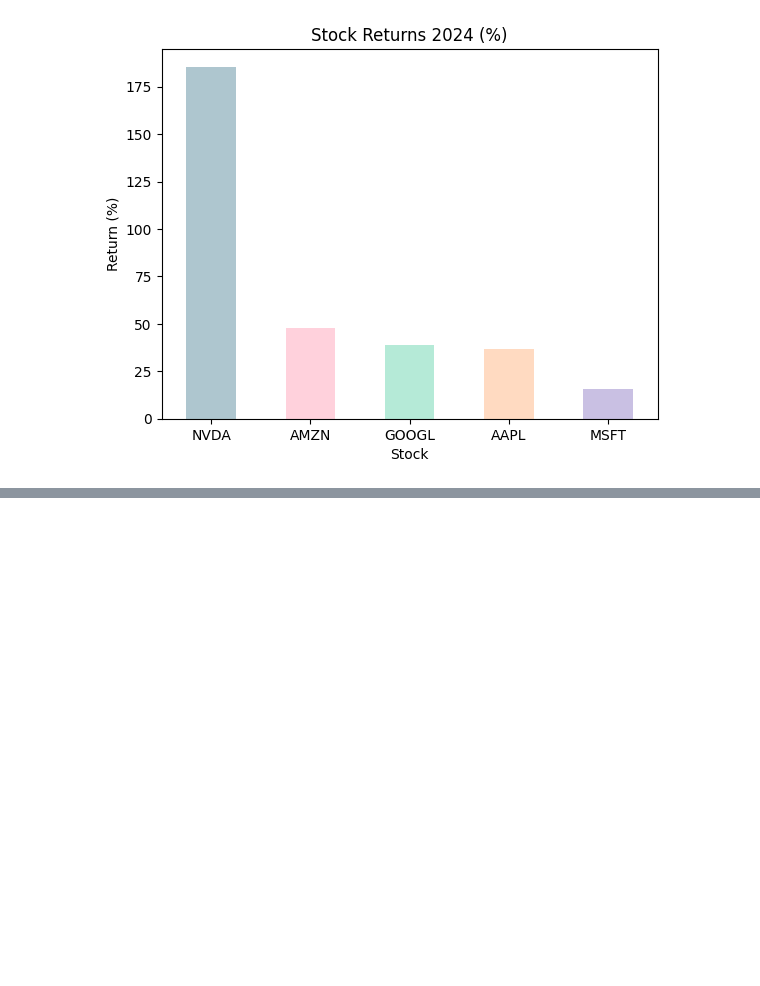
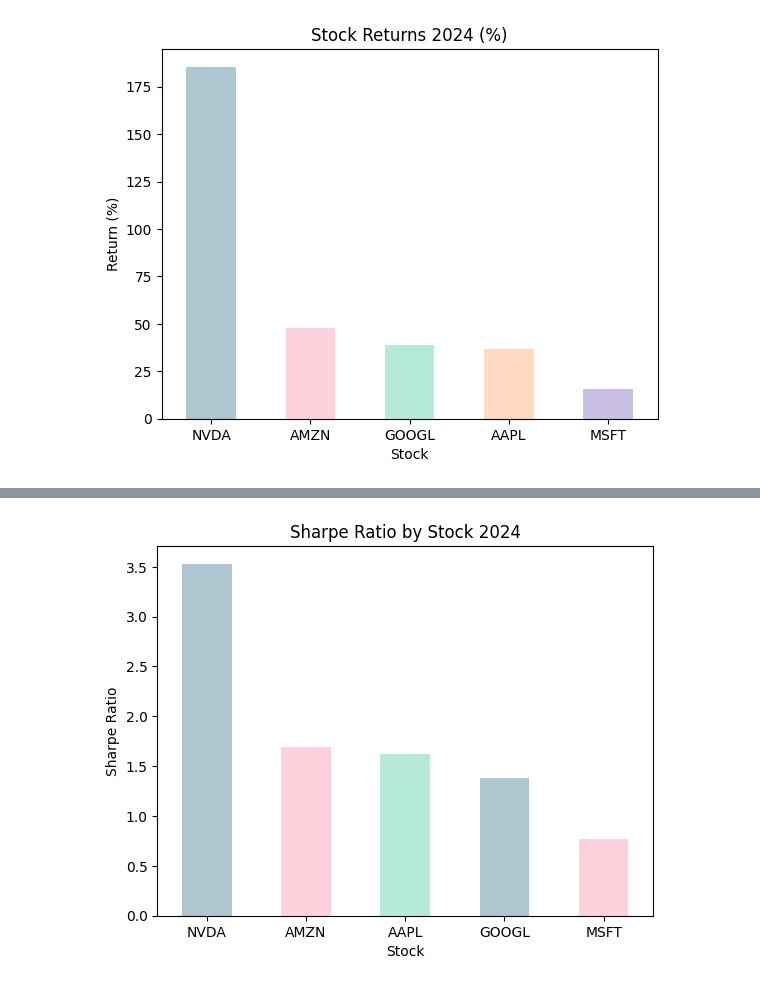
Before and after one commit to danieliccan-alt/financial-market-explorer, a Jupyter notebook: notebooks/market_analysis.ipynb, the cells around one changed output, grey strips where cells are left out. Saved outputs shown, nothing was run; the diff lists cells and outputs as text; code cells hidden in the pictures; blank space fills up the shorter version.

Commit message:
Add volatility and sharpe ratio

```diff
--- a/notebooks/market_analysis.ipynb
+++ b/notebooks/market_analysis.ipynb
@@ -54,3 +54,14 @@ plt.xticks(rotation=0)
 plt.show()
 # %% [output]
 [figure]
+# %%
+daily_returns = close_prices.pct_change()
+
+vol = daily_returns.std()
+annual_vol = vol * (252 ** 0.5)
+
+sharpe = (ret / 100) / annual_vol
+
+print(daily_returns)
+print(annual_vol)
+print(sharpe)
@@ -56,0 +86,8 @@ plt.show()
+# %%
+summary = pd.DataFrame({
+    'Return (%)': ret,
+    'Annual Volatility': annual_vol,
+    'Sharpe Ratio': sharpe
+})
+
+print(summary.sort_values('Sharpe Ratio', ascending=False))
@@ -56,0 +102,11 @@ plt.show()
+# %%
+import matplotlib.pyplot as plt
+
+summary.sort_values('Sharpe Ratio', ascending=False)['Sharpe Ratio'].plot(kind='bar', color=['#AEC6CF', '#FFD1DC', '#B5EAD7'])
+plt.title('Sharpe Ratio by Stock 2024')
+plt.xlabel('Stock')
+plt.ylabel('Sharpe Ratio')
+plt.xticks(rotation=0)
+plt.show()
+# %% [output]
+[figure, added]
```
Also changed, not shown: parts of 3 cells of this notebook.
